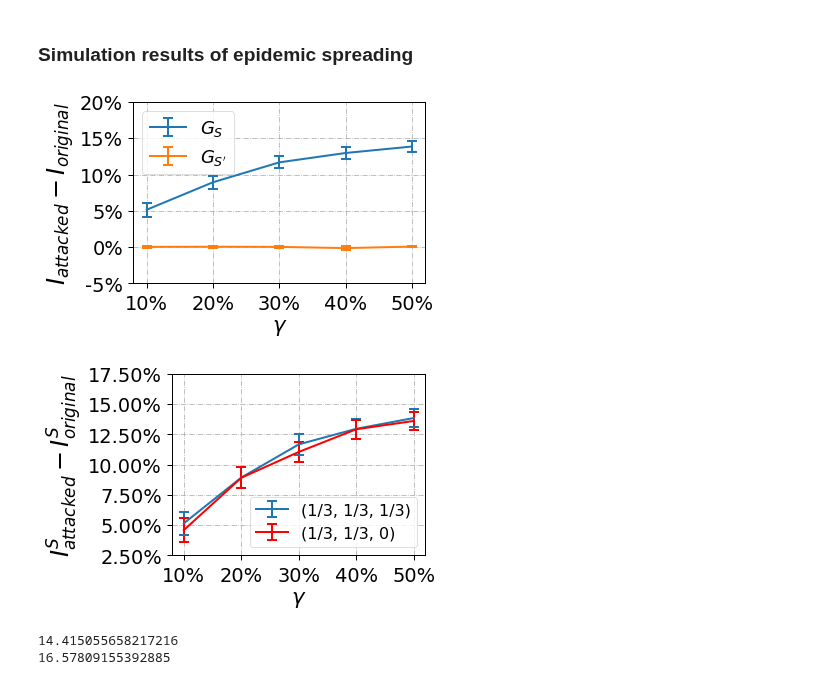
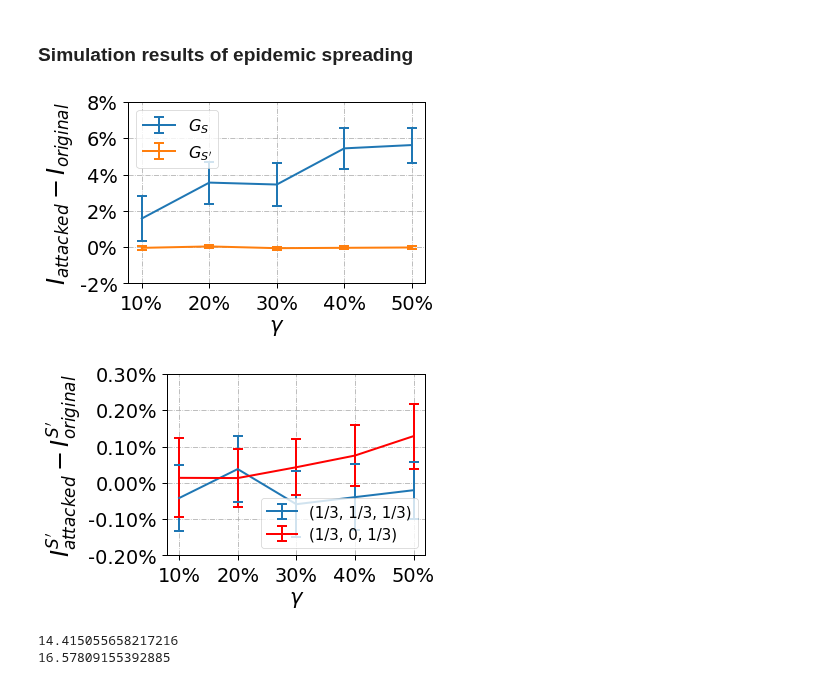
Before and after one commit to marsplus/attack-graph-code, a Jupyter notebook: src/data-analysis.ipynb, the cells around one changed output. Drawn from its saved outputs; the diff is of its cells as text; code cells hidden in the pictures.

```diff
--- a/src/data-analysis.ipynb
+++ b/src/data-analysis.ipynb
@@ -26,11 +26,11 @@ The autoreload extension is already loaded. To reload it, use:
 # %% [markdown]
 ### Simulation results of epidemic spreading
 # %%
-graph_type = 'Email'
-graph_weight = 'unweighted'
+graph_type = 'Airport'
+graph_weight = 'weighted'
 mode = 'min_eigcent_SP'
 GAMMA = 0.24
-TAU = 0.06
+TAU = 0.2
 numExp = 1 if graph_type in ['Email', 'Airport', 'Protein'] else 30
 
 
@@ -41,7 +41,7 @@ min_budget = {
 }
 
 
-with open('../result/{}/{}/{}-SIS/Gamma-{:.2f}---Tau-{:.2f}/{}_numExp_{}_SIS_equalAlpha.p'.format(\
+with open('../result/{}/{}/{}-SIS-newcomm_1/Gamma-{:.2f}---Tau-{:.2f}/{}_numExp_{}_SIS_equalAlpha.p'.format(\
                                                 graph_weight, mode, graph_type, GAMMA, TAU, graph_type, numExp), 'rb') as fid:
     data = pickle.load(fid)
 data = data[~(data['ratio targets'].isin([0]) & data['ratio bystanders'].isin([0]))]
@@ -85,21 +85,21 @@ ax = plt.gca()
 plt.yticks(ax.get_yticks(),  ['%.0f%%' % (i*100) for i in ax.get_yticks()])
 plt.xlabel('$\gamma$')
 plt.ylabel('$I_{attacked} - I_{original}$', fontsize=24)
-plt.legend(fontsize=18, loc='upper left')
+plt.legend(fontsize=16, loc='upper left')
 plt.grid(linestyle='-.')
 plt.tight_layout()
 plt.savefig('../result/figure/{}/{}_numExp_{}_{}_overall.pdf'.format(graph_weight, graph_type, numExp, graph_weight))
 # %% [output]
-[figure, old version]
+[figure, new version]
 # %%
 ## Check if the normalized cut is really helpful in the long-run behavior
 
-graph_type = 'Email'
-TARGET = '3rd'
-graph_weight = 'unweighted'
+graph_type = 'Airport'
+TARGET = '2nd'
+graph_weight = 'weighted'
 mode = 'min_eigcent_SP'
 GAMMA = 0.24
-TAU = 0.06
+TAU = 0.2
 
 numExp = 1 if graph_type in ['Email', 'Airport', 'Protein'] else 30
 Key = 'ratio targets' if TARGET != '2nd' else 'ratio bystanders'
@@ -110,7 +110,7 @@ target_mapping = {
 }
 ################################################################################################
 ## alpha_3 \ne 0
-with open('../result/{}/{}/{}-SIS/Gamma-{:.2f}---Tau-{:.2f}/{}_numExp_{}_SIS_{}.p'.format(\
+with open('../result/{}/{}/{}-SIS-newcomm_1/Gamma-{:.2f}---Tau-{:.2f}/{}_numExp_{}_SIS_{}.p'.format(\
                                                 graph_weight, mode, graph_type, GAMMA, TAU, graph_type, numExp, target_mapping[TARGET][0]), 'rb') as fid:
     data = pickle.load(fid)
 data = data[~(data['ratio targets'].isin([0]) & data['ratio bystanders'].isin([0]))]
@@ -127,7 +127,7 @@ for budget in [0.1, 0.2, 0.3, 0.4, 0.5]:
 ################################################################################################
 ## control experiments ##
 
-with open('../result/{}/{}/{}-SIS/Gamma-{:.2f}---Tau-{:.2f}/{}_numExp_{}_SIS_{}.p'.format(\
+with open('../result/{}/{}/{}-SIS-newcomm_1/Gamma-{:.2f}---Tau-{:.2f}/{}_numExp_{}_SIS_{}.p'.format(\
                                                 graph_weight, mode, graph_type, GAMMA, TAU, graph_type, numExp, target_mapping[TARGET][1]), 'rb') as fid:
     data_alpha3_zero = pickle.load(fid)
 data_alpha3_zero = data_alpha3_zero[~(data_alpha3_zero['ratio targets'].isin([0]) & data_alpha3_zero['ratio bystanders'].isin([0]))]
@@ -146,36 +146,36 @@ for budget in [0.1, 0.2, 0.3, 0.4, 0.5]:
 S_attacked = data.pivot_table(index=['graph', 'budget'])[Key]['attacked']
 S_original = data.pivot_table(index=['graph', 'budget'])[Key]['original']
 S_diff  = S_attacked - S_original
 
 S_attacked_control = data_alpha3_zero.pivot_table(index=['graph', 'budget'])[Key]['attacked']
 S_original_control = data_alpha3_zero.pivot_table(index=['graph', 'budget'])[Key]['original']
 S_diff_control = S_attacked_control - S_original_control
 
 
 x = [0.1, 0.2, 0.3, 0.4, 0.5]
 legend_mapping = {
     '1st': ['(1/3, 0, 1/3)', '(0, 0, 1/3)'],
     '2nd': ['(1/3, 1/3, 1/3)', '(1/3, 0, 1/3)'],
     '3rd': ['(1/3, 1/3, 1/3)', '(1/3, 1/3, 0)']
 }
 plt.errorbar(x, S_diff, yerr=S_err, label=legend_mapping[TARGET][0], linewidth=2, markersize=7,
              capsize=5, elinewidth=2, markeredgewidth=2)
 plt.errorbar(x, S_diff_control, yerr=S_err_alpha3_zero, label=legend_mapping[TARGET][1], linewidth=2, markersize=7, \
              capsize=5, elinewidth=2, markeredgewidth=2, color='r')
 plt.xticks(x, ['10%', '20%', '30%', '40%', '50%'])
 ax = plt.gca()
 plt.yticks(ax.get_yticks(),  ['%.2f%%' % (i*100) for i in ax.get_yticks()])
 plt.xlabel('$\gamma$')
 if TARGET in ['1st', '3rd']:
     plt.ylabel('$I_{attacked}^S - I_{original}^{S}$', fontsize=24)
 else:
     plt.ylabel('$I_{attacked}^{S\'} - I_{original}^{S\'}$', fontsize=24)
-plt.legend(fontsize=16, loc='lower right')
+plt.legend(fontsize=15, loc='lower right')
 plt.grid(linestyle='-.')
 plt.tight_layout()
-plt.savefig('../result/figure/{}/{}_numExp_{}_controlExp_{}_{}.pdf'.format(graph_weight, graph_type, numExp, graph_weight, TARGET))
+# plt.savefig('../result/figure/{}/{}_numExp_{}_controlExp_{}_{}.pdf'.format(graph_weight, graph_type, numExp, graph_weight, TARGET))
 # %% [output]
-[figure, old version]
+[figure, new version]
 # %%
 ### the statisticas about the largest eigenvlaues of BTER networks ###
 import seaborn
```
Also changed, not shown: parts of 6 cells of this notebook, 8 other files.
